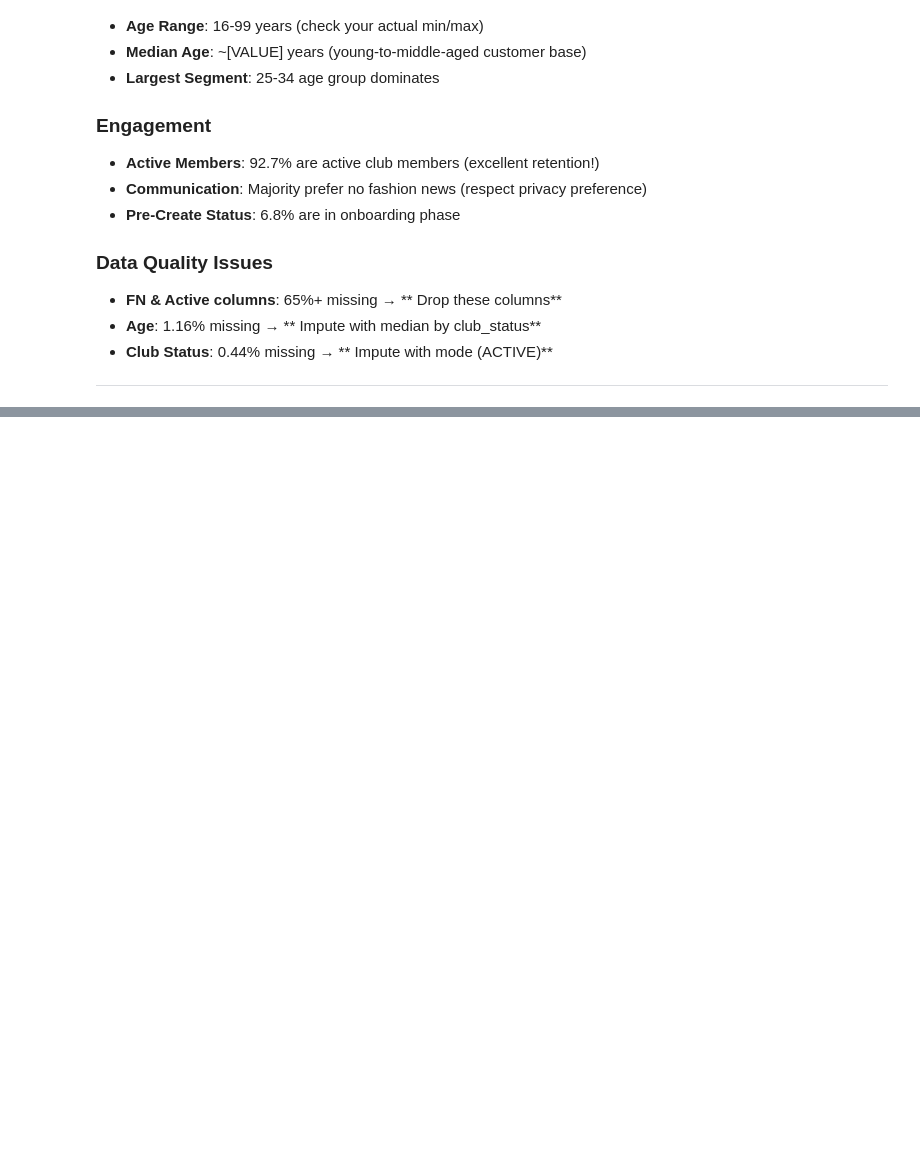
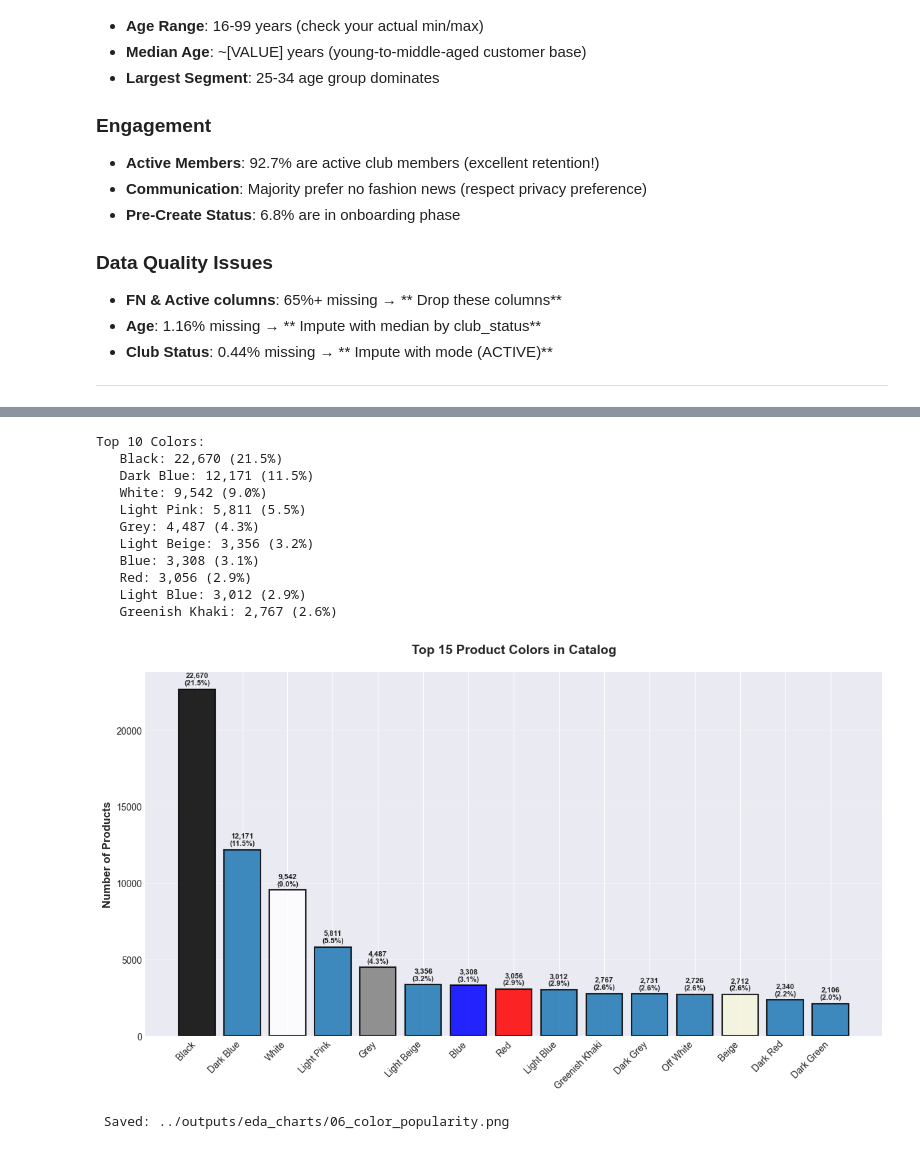
Before and after one commit to DeneeshK/H-M-Ecommerce-Intelligence-with-SPARK, a Jupyter notebook: notebooks/01_EDA.ipynb, the cells around one changed output, grey strips where cells are left out. Drawn from its saved outputs; the diff is of its cells as text; code cells hidden in the pictures; blank space fills up the shorter version.

```diff
--- a/notebooks/01_EDA.ipynb
+++ b/notebooks/01_EDA.ipynb
@@ -598,0 +728,74 @@ age_group
+# %%
+
+
+# Color group analysis
+color_groups = articles_pd['colour_group_name'].value_counts()
+
+print("\nTop 10 Colors:")
+for color, count in color_groups.head(10).items():
+    pct = (count / len(articles_pd)) * 100
+    print(f"   {color}: {count:,} ({pct:.1f}%)")
+
+# Visualization
+fig, ax = plt.subplots(figsize=(12, 7))
+
+top_15_colors = color_groups.head(15)
+
+# Create color palette (try to match actual colors where possible)
+color_map = {
+    'Black': '#000000',
+    'White': '#FFFFFF',
+    'Blue': '#0000FF',
+    'Red': '#FF0000',
+    'Grey': '#808080',
+    'Beige': '#F5F5DC',
+    'Pink': '#FFC0CB',
+    'Orange': '#FFA500',
+    'Green': '#008000',
+    'Yellow': '#FFFF00',
+    'Lilac Purple': '#C8A2C8',
+    'Turquoise': '#40E0D0',
+    'Khaki green': '#8B864E',
+    'Mole': '#6E6E6E',
+    'Metal': '#B8B8B8'
+}
+
+# Assign colors
+bar_colors = [color_map.get(color, '#1f77b4') for color in top_15_colors.index]
+
+bars = ax.bar(range(len(top_15_colors)), top_15_colors.values,
+              color=bar_colors, edgecolor='black', linewidth=1.5, alpha=0.85)
+
+ax.set_xticks(range(len(top_15_colors)))
+ax.set_xticklabels(top_15_colors.index, rotation=45, ha='right', fontsize=10)
+ax.set_ylabel('Number of Products', fontsize=12, fontweight='bold')
+ax.set_title('Top 15 Product Colors in Catalog', fontsize=14, fontweight='bold', pad=20)
+ax.grid(True, alpha=0.3, axis='y')
+
+# Add count labels on bars
+for i, (bar, count) in enumerate(zip(bars, top_15_colors.values)):
+    pct = (count / len(articles_pd)) * 100
+    height = bar.get_height()
+    ax.text(bar.get_x() + bar.get_width()/2., height + 200,
+            f'{count:,}\n({pct:.1f}%)',
+            ha='center', va='bottom', fontsize=8, fontweight='bold')
+
+plt.tight_layout()
+plt.savefig(f"{OUTPUT_DIR}/06_color_popularity.png", dpi=300, bbox_inches='tight')
+plt.show()
+
+print(f"\n Saved: {OUTPUT_DIR}/06_color_popularity.png")
+# %% [output]
+Top 10 Colors:
+   Black: 22,670 (21.5%)
+   Dark Blue: 12,171 (11.5%)
+   White: 9,542 (9.0%)
+   Light Pink: 5,811 (5.5%)
+   Grey: 4,487 (4.3%)
+   Light Beige: 3,356 (3.2%)
+   Blue: 3,308 (3.1%)
+   Red: 3,056 (2.9%)
+   Light Blue: 3,012 (2.9%)
+   Greenish Khaki: 2,767 (2.6%)
+[figure, added]
+ Saved: ../outputs/eda_charts/06_color_popularity.png
```
Also changed, not shown: parts of 85 cells of this notebook, 10 other files.
